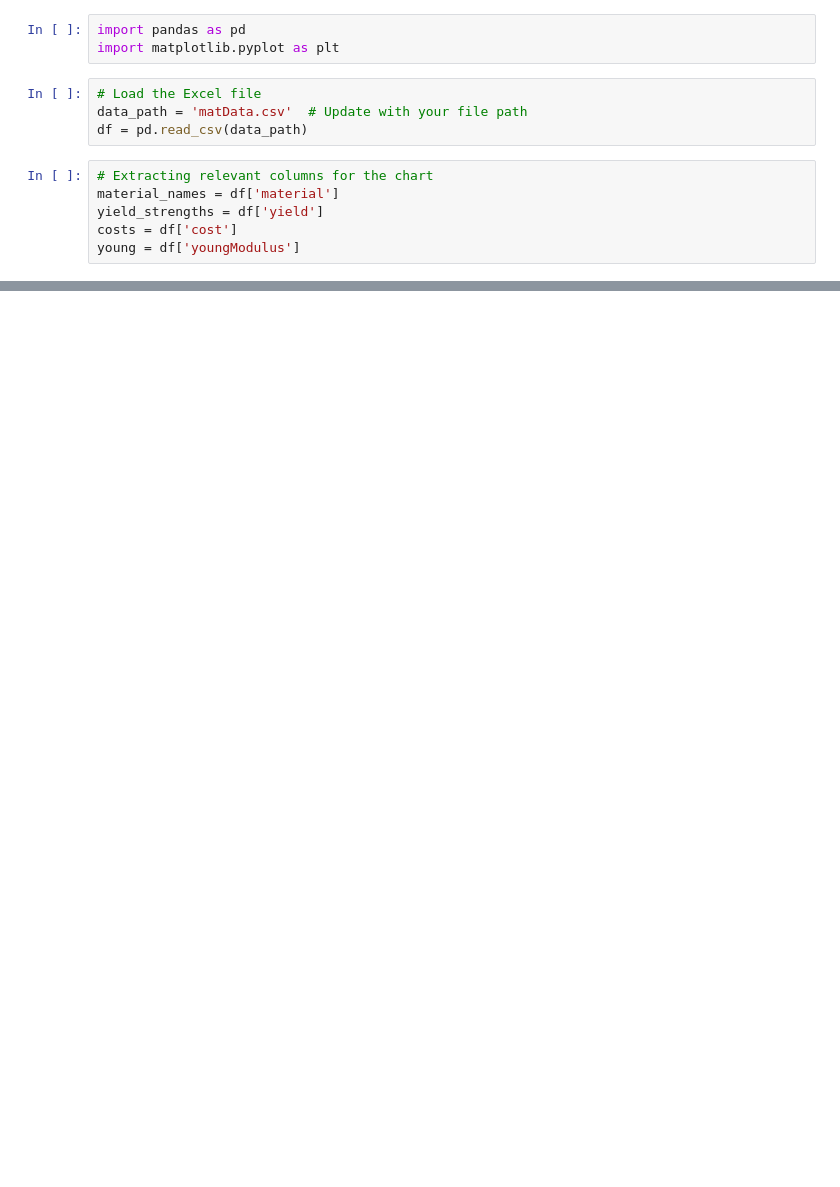
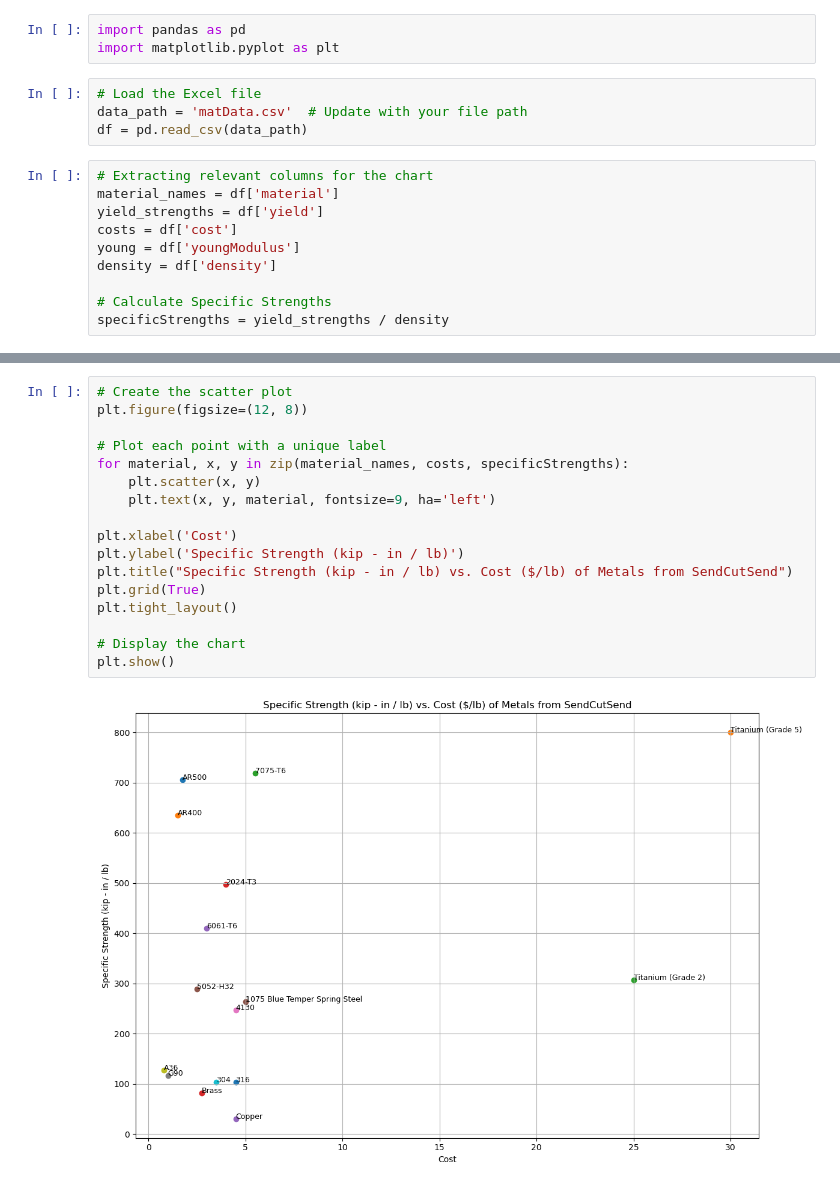
Before and after one commit to dpeachpeach/ondroid, a Jupyter notebook: docs/analysis/materials/materialSelection/matCompare.ipynb, the cells around one changed output, grey strips where cells are left out. Cells and saved outputs as stored; diff of their text form; blank space fills up the shorter version.

```diff
--- a/docs/analysis/materials/materialSelection/matCompare.ipynb
+++ b/docs/analysis/materials/materialSelection/matCompare.ipynb
@@ -11,6 +11,10 @@ material_names = df['material']
 yield_strengths = df['yield']
 costs = df['cost']
 young = df['youngModulus']
+density = df['density']
+
+# Calculate Specific Strengths
+specificStrengths = yield_strengths / density
 # %%
 # Create the scatter plot using Matplotlib
 plt.figure(figsize=(12, 8))
@@ -55,0 +60,19 @@ plt.show()
+# %%
+# Create the scatter plot
+plt.figure(figsize=(12, 8))
+
+# Plot each point with a unique label
+for material, x, y in zip(material_names, costs, specificStrengths):
+    plt.scatter(x, y)
+    plt.text(x, y, material, fontsize=9, ha='left')
+
+plt.xlabel('Cost')
+plt.ylabel('Specific Strength (kip - in / lb)')
+plt.title("Specific Strength (kip - in / lb) vs. Cost ($/lb) of Metals from SendCutSend")
+plt.grid(True)
+plt.tight_layout()
+
+# Display the chart
+plt.show()
+# %% [output]
+[figure, added]
```
Also changed, not shown: parts of 2 cells of this notebook, 6 other files.
